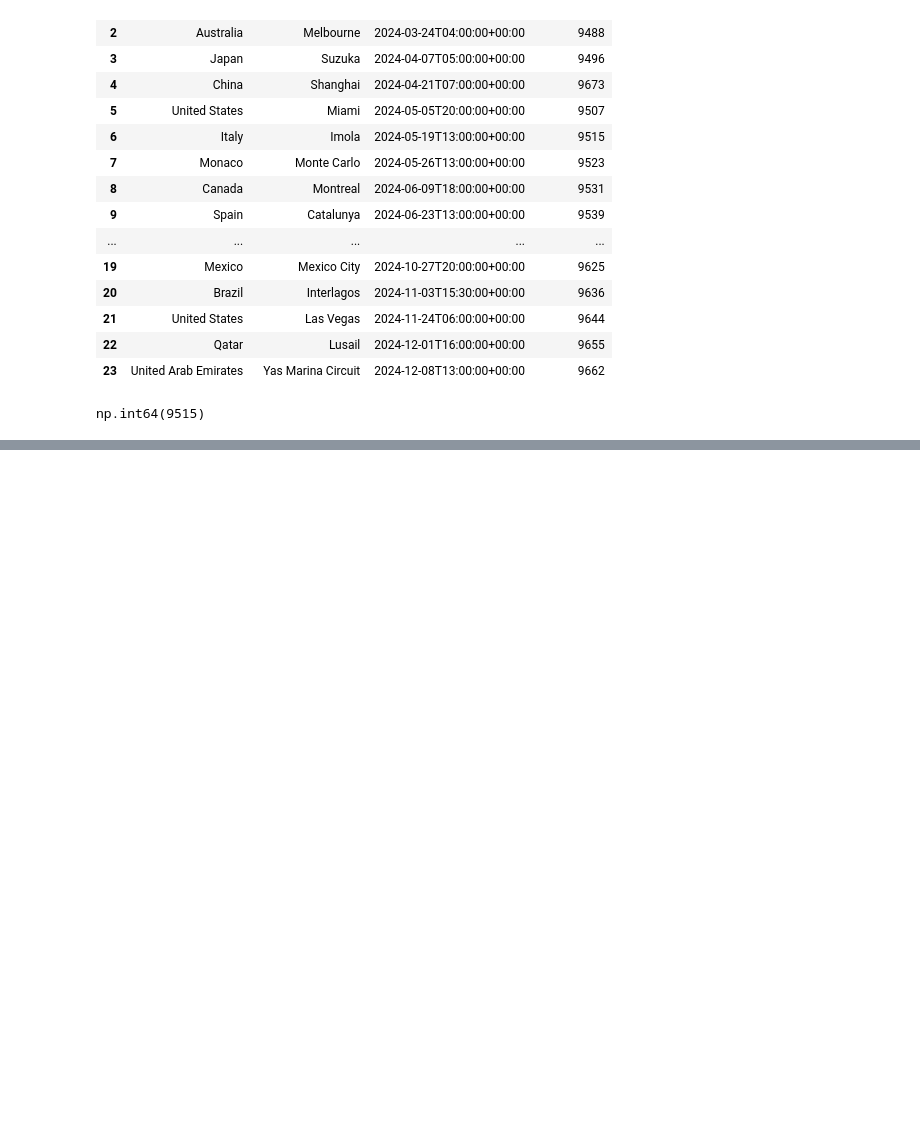
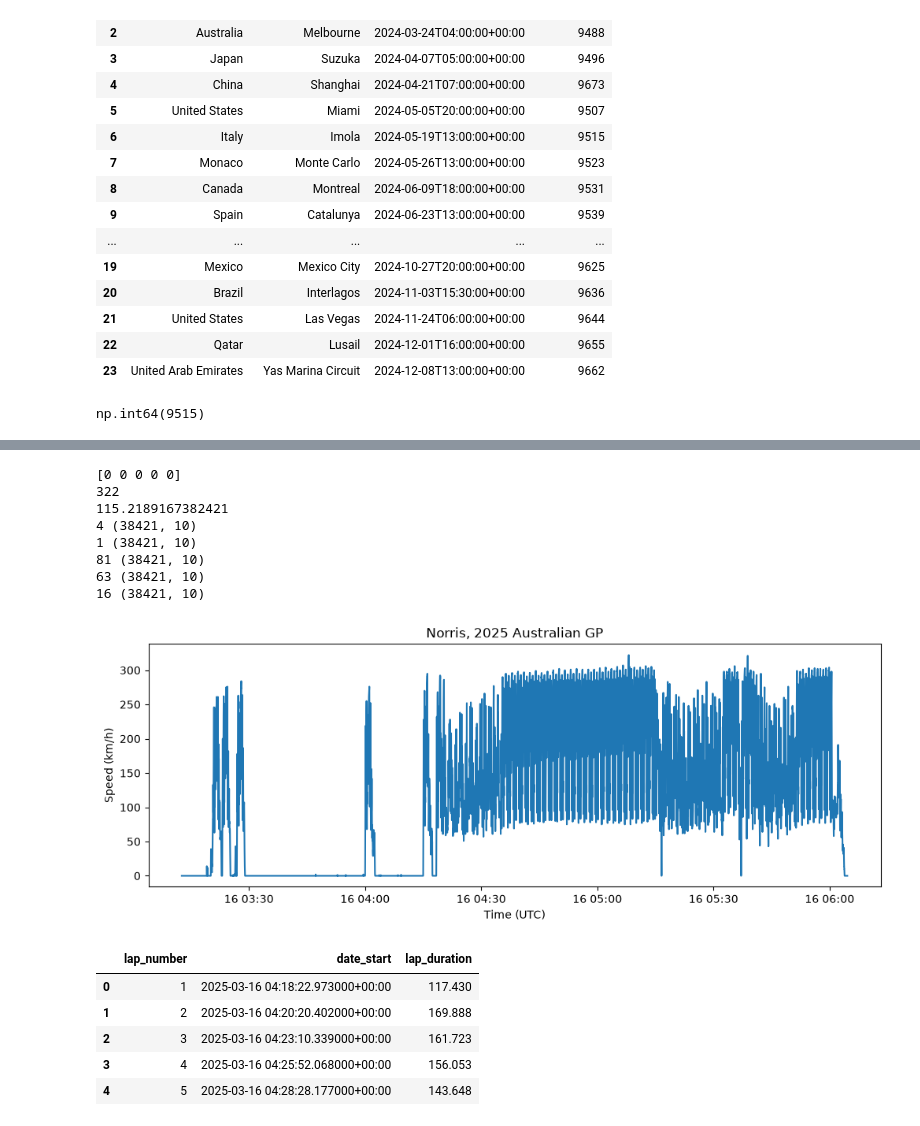
Before and after one commit to lucasbooky/ME-273-F1-Project, a Jupyter notebook: test.ipynb, the cells around one changed output, grey strips where cells are left out. Drawn from its saved outputs; the diff is of its cells as text; code cells hidden in the pictures; blank space fills up the shorter version.

```diff
--- a/test.ipynb
+++ b/test.ipynb
@@ -44,0 +56,61 @@ np.int64(9515)
+# %%
+from f1.fetch import get_cached, top_drivers
+
+top = top_drivers(2025)
+numbers = top["driver_number"].tolist()
+numbers
+
+tel = get_cached("aus2025_car_4", "car_data", session_key=9693, driver_number=4)
+tel.shape
+tel.head()
+
+speed = tel["speed"].to_numpy()
+speed[:5]
+speed.max()
+speed.mean()
+
+print(speed[:5])
+print(speed.max())
+print(speed.mean())
+
+telemetry = {}                      # empty dictionary: driver number -> table
+
+for num in numbers:
+    telemetry[num] = get_cached(f"aus2025_car_{num}", "car_data",
+                                session_key=9693, driver_number=num)
+    print(num, telemetry[num].shape)
+
+import matplotlib.pyplot as plt
+import pandas as pd
+
+t = telemetry[4]
+time = pd.to_datetime(t["date"], format="ISO8601")      # turn the text dates into real timestamps
+speed = t["speed"].to_numpy()
+
+plt.figure(figsize=(12, 4))
+plt.plot(time, speed)
+plt.xlabel("Time (UTC)")
+plt.ylabel("Speed (km/h)")
+plt.title("Norris, 2025 Australian GP")
+plt.show()
+
+laps = get_cached("aus2025_laps", "laps", session_key=9693, driver_number=4)
+
+laps["date_start"] = pd.to_datetime(laps["date_start"], format="ISO8601")
+laps[["lap_number", "date_start", "lap_duration"]].head()
+# %% [output]
+[0 0 0 0 0]
+322
+115.2189167382421
+4 (38421, 10)
+1 (38421, 10)
+81 (38421, 10)
+63 (38421, 10)
+16 (38421, 10)
+[figure, added]
+|  | lap_number | date_start | lap_duration |
+| 0 | 1 | 2025-03-16 04:18:22.973000+00:00 | 117.430 |
+| 1 | 2 | 2025-03-16 04:20:20.402000+00:00 | 169.888 |
+| 2 | 3 | 2025-03-16 04:23:10.339000+00:00 | 161.723 |
+| 3 | 4 | 2025-03-16 04:25:52.068000+00:00 | 156.053 |
+| 4 | 5 | 2025-03-16 04:28:28.177000+00:00 | 143.648 |
```
Also changed, not shown: parts of 2 cells of this notebook, 2 other files.
